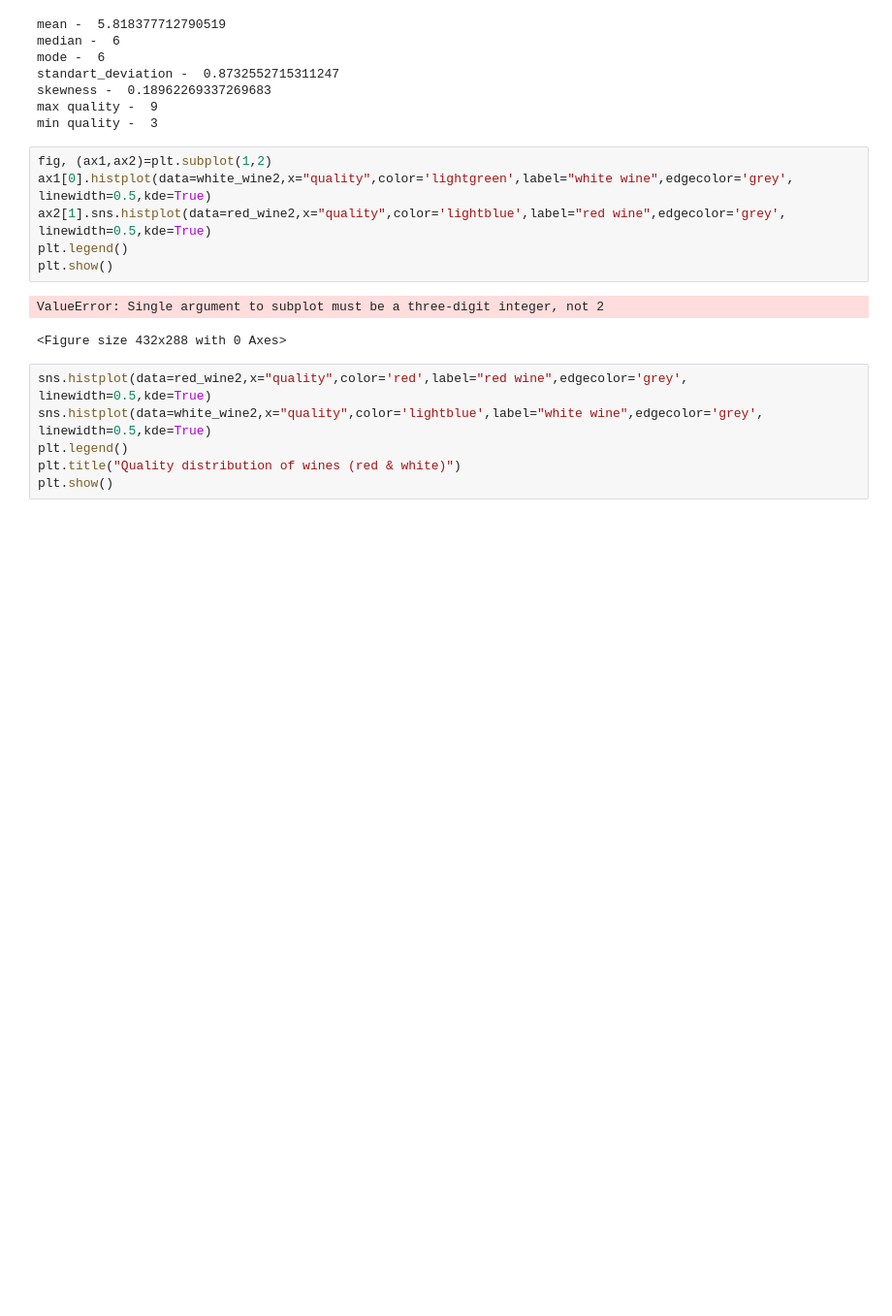
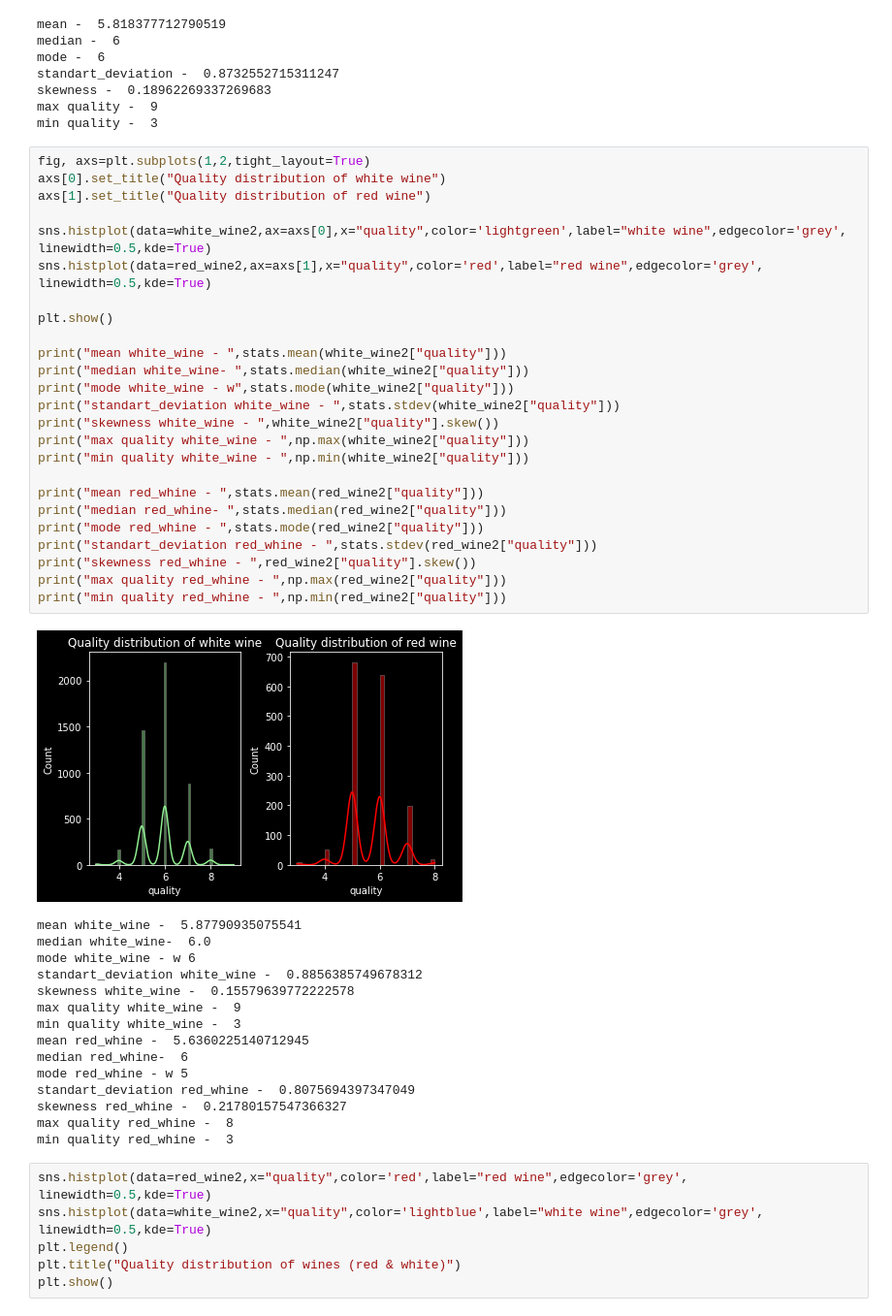
Before and after one commit to YanaOrf/BlueBerryWinery, a Jupyter notebook: BlueBerryWinery.ipynb, the cells around one changed output. Shown at 97% size. Drawn from its saved outputs; the diff is of its cells as text; blank space fills up the shorter version.

```diff
--- a/BlueBerryWinery.ipynb
+++ b/BlueBerryWinery.ipynb
@@ -242,15 +226,47 @@ standart_deviation -  0.8732552715311247
 skewness -  0.18962269337269683
 max quality -  9
 min quality -  3
-# %%
-fig, (ax1,ax2)=plt.subplot(1,2)
-ax1[0].histplot(data=white_wine2,x="quality",color='lightgreen',label="white wine",edgecolor='grey', linewidth=0.5,kde=True)
-ax2[1].sns.histplot(data=red_wine2,x="quality",color='lightblue',label="red wine",edgecolor='grey', linewidth=0.5,kde=True)
-plt.legend()
-plt.show()
-# %% [output]
-ValueError: Single argument to subplot must be a three-digit integer, not 2
-<Figure size 432x288 with 0 Axes>
+# %%
+fig, axs=plt.subplots(1,2,tight_layout=True)
+axs[0].set_title("Quality distribution of white wine")
+axs[1].set_title("Quality distribution of red wine")
+
+sns.histplot(data=white_wine2,ax=axs[0],x="quality",color='lightgreen',label="white wine",edgecolor='grey', linewidth=0.5,kde=True)
+sns.histplot(data=red_wine2,ax=axs[1],x="quality",color='red',label="red wine",edgecolor='grey', linewidth=0.5,kde=True)
+
+plt.show()
+
+print("mean white_wine - ",stats.mean(white_wine2["quality"]))
+print("median white_wine- ",stats.median(white_wine2["quality"]))
+print("mode white_wine - w",stats.mode(white_wine2["quality"]))
+print("standart_deviation white_wine - ",stats.stdev(white_wine2["quality"]))
+print("skewness white_wine - ",white_wine2["quality"].skew())
+print("max quality white_wine - ",np.max(white_wine2["quality"]))
+print("min quality white_wine - ",np.min(white_wine2["quality"]))
+
+print("mean red_whine - ",stats.mean(red_wine2["quality"]))
+print("median red_whine- ",stats.median(red_wine2["quality"]))
+print("mode red_whine - ",stats.mode(red_wine2["quality"]))
+print("standart_deviation red_whine - ",stats.stdev(red_wine2["quality"]))
+print("skewness red_whine - ",red_wine2["quality"].skew())
+print("max quality red_whine - ",np.max(red_wine2["quality"]))
+print("min quality red_whine - ",np.min(red_wine2["quality"]))
+# %% [output]
+[figure, added]
+mean white_wine -  5.87790935075541
+median white_wine-  6.0
+mode white_wine - w 6
+standart_deviation white_wine -  0.8856385749678312
+skewness white_wine -  0.15579639772222578
+max quality white_wine -  9
+min quality white_wine -  3
+mean red_whine -  5.6360225140712945
+median red_whine-  6
+mode red_whine - w 5
+standart_deviation red_whine -  0.8075694397347049
+skewness red_whine -  0.21780157547366327
+max quality red_whine -  8
+min quality red_whine -  3
 # %%
 sns.histplot(data=red_wine2,x="quality",color='red',label="red wine",edgecolor='grey', linewidth=0.5,kde=True)
 sns.histplot(data=white_wine2,x="quality",color='lightblue',label="white wine",edgecolor='grey', linewidth=0.5,kde=True)
```
Also changed, not shown: parts of 4 cells of this notebook.
